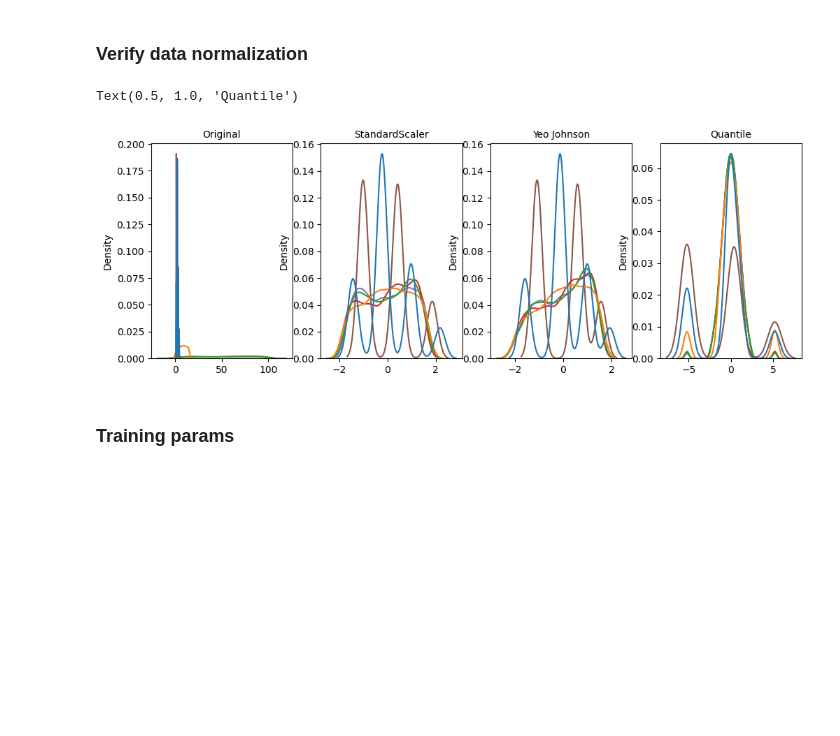
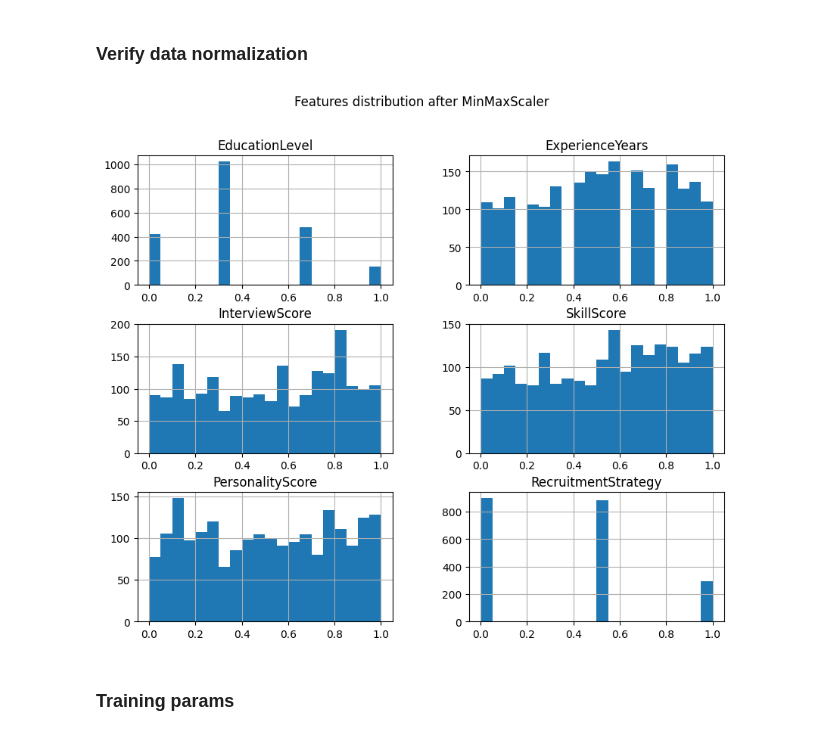
Before and after one commit to LuizTokuhara/machine-learning, a Jupyter notebook: notebooks/hiring-decision-nn-grid-search.ipynb, the cells around one changed output. Saved outputs shown, nothing was run; the diff lists cells and outputs as text; code cells hidden in the pictures; blank space fills up the shorter version.

Commit message:
fix scaler

```diff
--- a/notebooks/hiring-decision-nn-grid-search.ipynb
+++ b/notebooks/hiring-decision-nn-grid-search.ipynb
@@ -87,27 +100,38 @@ sb.countplot(x=Y)
 # %% [markdown]
 ### Verify data normalization
 # %%
-scaler = StandardScaler()
-X_standard = scaler.fit_transform(X)
+# scaler = StandardScaler()
+# X_standard = scaler.fit_transform(X)
 
-q_transformer = QuantileTransformer(output_distribution='normal')
-p_transformer = PowerTransformer(method='yeo-johnson')
-X_quantile = q_transformer.fit_transform(X)
-X_yeo = p_transformer.fit_transform(X)
+# q_transformer = QuantileTransformer(output_distribution='normal')
+# p_transformer = PowerTransformer(method='yeo-johnson')
+# X_quantile = q_transformer.fit_transform(X)
+# X_yeo = p_transformer.fit_transform(X)
 
-fig, axis = plt.subplots(1, 4, figsize=(12, 4))
-sb.kdeplot(X, ax=axis[0], legend=False,)
-axis[0].set_title('Original', size=10)
+# fig, axis = plt.subplots(1, 4, figsize=(12, 4))
+# sb.kdeplot(X, ax=axis[0], legend=False,)
+# axis[0].set_title('Original', size=10)
 
-sb.kdeplot(X_standard, ax=axis[1], legend=False,)
-axis[1].set_title('StandardScaler', size=10)
+# sb.kdeplot(X_standard, ax=axis[1], legend=False,)
+# axis[1].set_title('StandardScaler', size=10)
 
-sb.kdeplot(X_yeo, ax=axis[2], legend=False)
-axis[2].set_title('Yeo Johnson', size=10)
+# sb.kdeplot(X_yeo, ax=axis[2], legend=False)
+# axis[2].set_title('Yeo Johnson', size=10)
 
-sb.kdeplot(X_quantile, ax=axis[3], legend=False)
-axis[3].set_title('Quantile', size=10)
+# sb.kdeplot(X_quantile, ax=axis[3], legend=False)
+# axis[3].set_title('Quantile', size=10)
+
+scaler = MinMaxScaler()
+standard_scaler = StandardScaler()
+X_normalized = scaler.fit_transform(X)
+X_normalized_df = pd.DataFrame(X_normalized, columns=features)
+X_normalized_df.hist(bins=20, figsize=(10, 8))
+plt.suptitle('Features distribution after MinMaxScaler')
+plt.show()
+
+X_train, X_test, y_train, y_test = train_test_split(X, Y, test_size=0.3, random_state=random_seed)
+X_train_scaled = standard_scaler.fit_transform(X_train)
+X_test_scaled = standard_scaler.transform(X_test)
 # %% [output]
-Text(0.5, 1.0, 'Quantile')
-[figure, old version]
+[figure, new version]
 # %%
```
Also changed, not shown: parts of 9 cells of this notebook.
